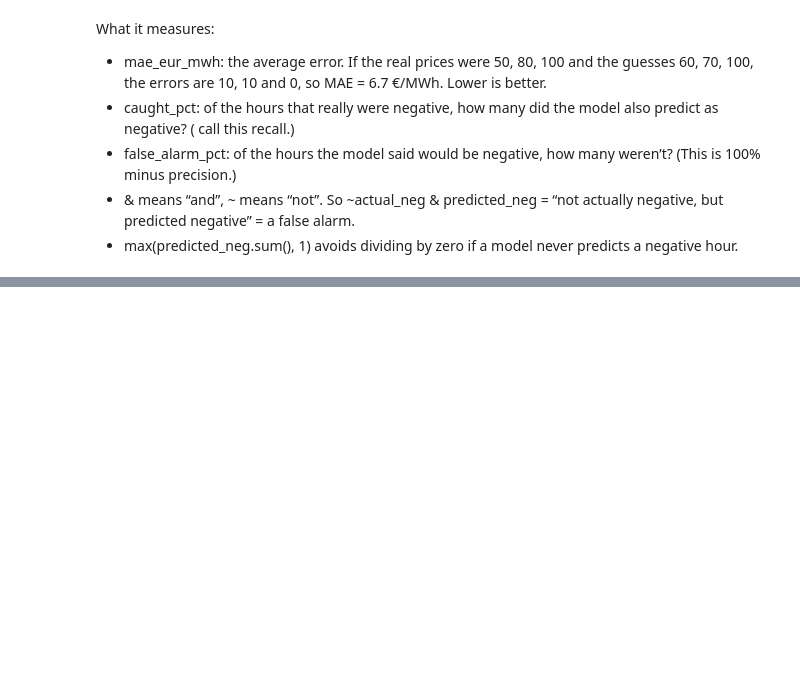
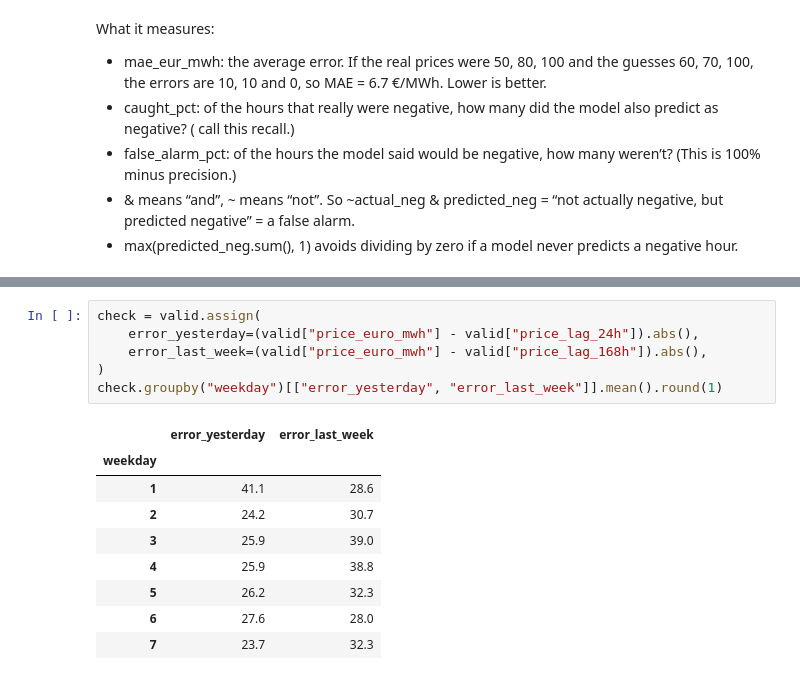
Before and after one commit to sanjudprajpurohit/Electricity-Analysis-and-forecasting, a Jupyter notebook: notebooks/05_forecast.ipynb, the cells around one changed output, grey strips where cells are left out. Cells and saved outputs as stored; diff of their text form; blank space fills up the shorter version.

```diff
--- a/notebooks/05_forecast.ipynb
+++ b/notebooks/05_forecast.ipynb
@@ -54,0 +57,16 @@ NameError: name 'predicted_neg_sum' is not defined
+# %%
+check = valid.assign(
+    error_yesterday=(valid["price_euro_mwh"] - valid["price_lag_24h"]).abs(),
+    error_last_week=(valid["price_euro_mwh"] - valid["price_lag_168h"]).abs(),
+)
+check.groupby("weekday")[["error_yesterday", "error_last_week"]].mean().round(1)
+# %% [output]
+|  | error_yesterday | error_last_week |
+| weekday |  |  |
+| 1 | 41.1 | 28.6 |
+| 2 | 24.2 | 30.7 |
+| 3 | 25.9 | 39.0 |
+| 4 | 25.9 | 38.8 |
+| 5 | 26.2 | 32.3 |
+| 6 | 27.6 | 28.0 |
+| 7 | 23.7 | 32.3 |
```
Also changed, not shown: parts of 14 cells of this notebook.
